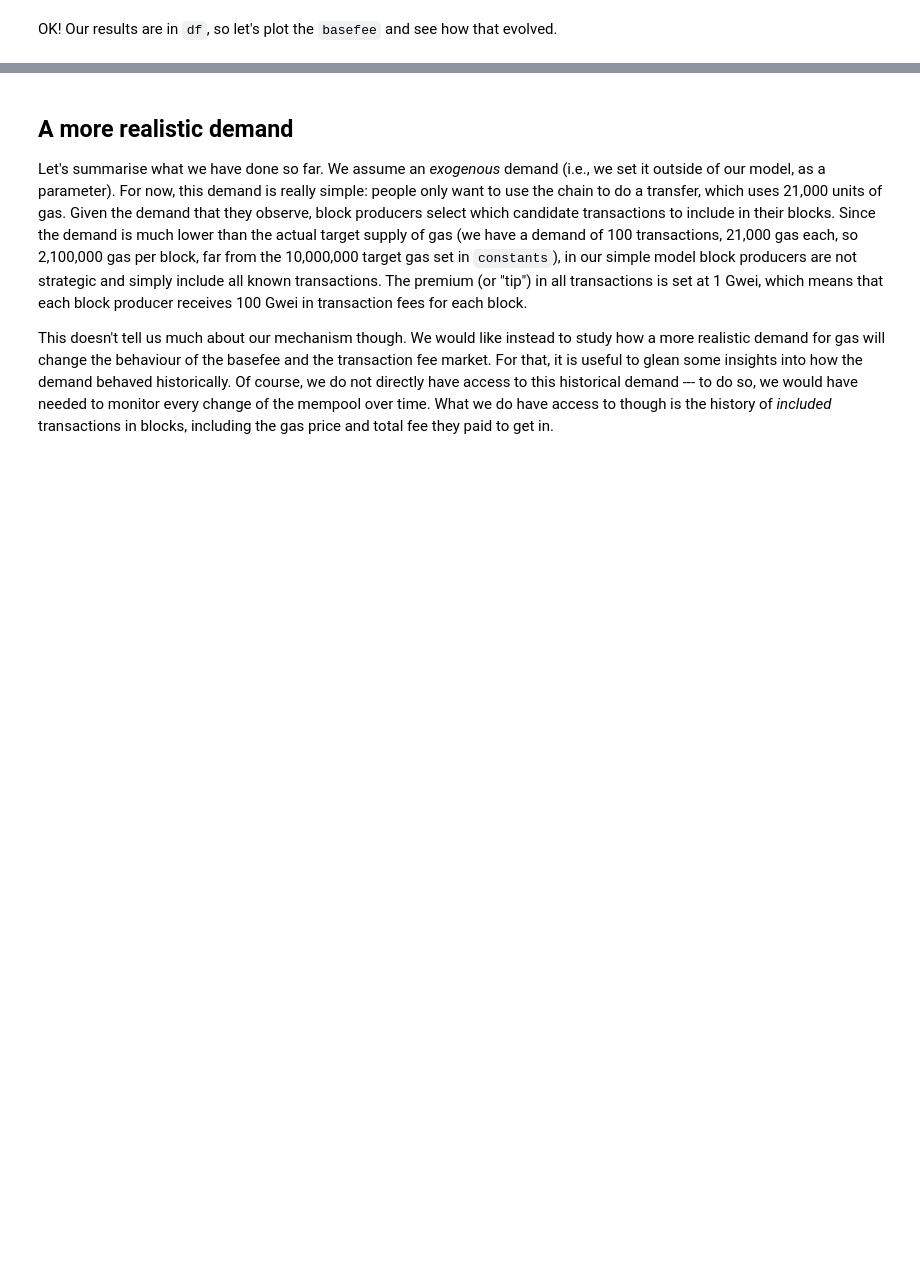
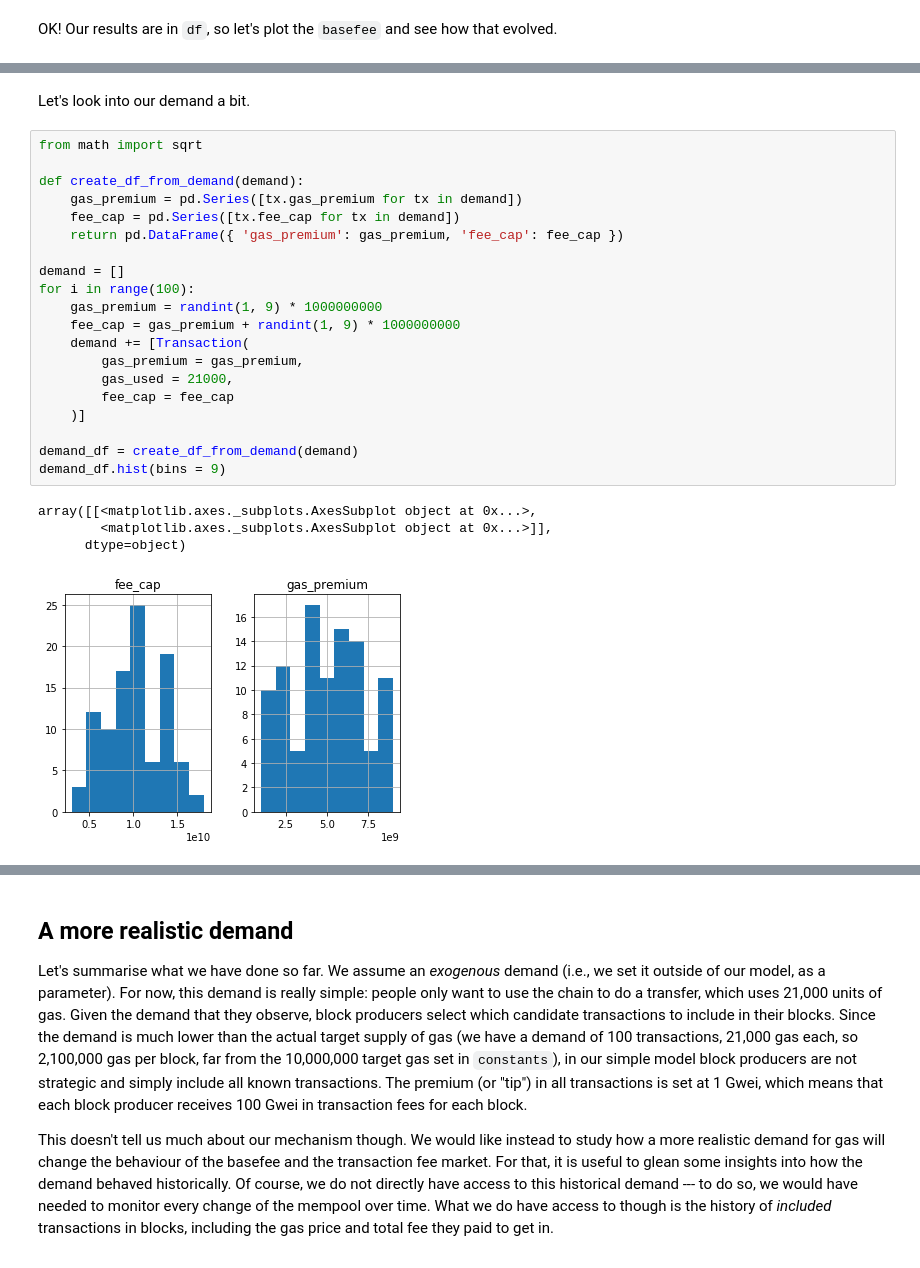
Before and after one commit to ethereum/rig, a Jupyter notebook: eip1559/eip1559.ipynb, the cells around one changed output, grey strips where cells are left out. Drawn from its saved outputs; the diff is of its cells as text; blank space fills up the shorter version.

```diff
--- a/eip1559/eip1559.ipynb
+++ b/eip1559/eip1559.ipynb
@@ -183,0 +206,27 @@ Unsurprisingly, `basefee` decreases, in fact decreases quite fast to stabilise a
+# %% [markdown]
+Let's look into our demand a bit.
+# %%
+from math import sqrt
+
+def create_df_from_demand(demand):
+    gas_premium = pd.Series([tx.gas_premium for tx in demand])
+    fee_cap = pd.Series([tx.fee_cap for tx in demand])
+    return pd.DataFrame({ 'gas_premium': gas_premium, 'fee_cap': fee_cap })
+
+demand = []
+for i in range(100):
+    gas_premium = randint(1, 9) * 1000000000
+    fee_cap = gas_premium + randint(1, 9) * 1000000000
+    demand += [Transaction(
+        gas_premium = gas_premium,
+        gas_used = 21000,
+        fee_cap = fee_cap
+    )]
+
+demand_df = create_df_from_demand(demand)
+demand_df.hist(bins = 9)
+# %% [output]
+array([[<matplotlib.axes._subplots.AxesSubplot object at 0x...>,
+        <matplotlib.axes._subplots.AxesSubplot object at 0x...>]],
+      dtype=object)
+[figure, added]
```
Also changed, not shown: parts of 22 cells of this notebook.
